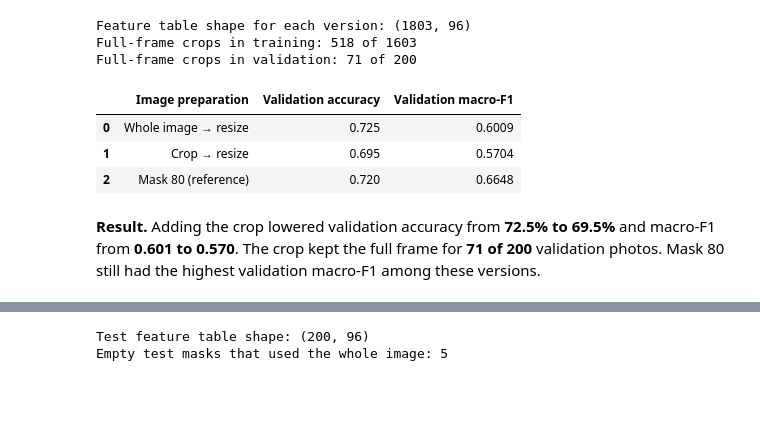
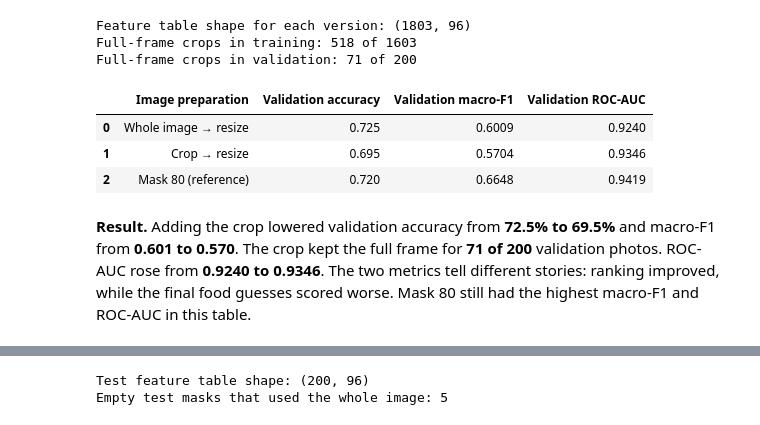
Before and after one commit to dargys/group-project, a Jupyter notebook: notebooks/Dargys.ipynb, the cells around one changed output, grey strips where cells are left out. Cells and saved outputs as stored; diff of their text form; code cells hidden in the pictures; blank space fills up the shorter version.

```diff
--- a/notebooks/Dargys.ipynb
+++ b/notebooks/Dargys.ipynb
@@ -181,6 +190,15 @@ The three versions below use the same model settings and split.
 # %%
 from sklearn.linear_model import LogisticRegression
-from sklearn.metrics import accuracy_score, f1_score
+from sklearn.metrics import accuracy_score, f1_score, roc_auc_score
+
+
+def macro_ovr_auc(model, features, actual_labels):
+    """Average one-vs-rest ROC-AUC across the model's food classes."""
+    probabilities = model.predict_proba(features)
+    return roc_auc_score(
+        actual_labels, probabilities, labels=model.classes_,
+        multi_class="ovr", average="macro"
+    )
 
 validation_results = []
 validation_predictions = {}
@@ -198,7 +216,8 @@ for name, X in feature_tables.items():
     validation_results.append({
         "Image preparation": name,
         "Accuracy": accuracy_score(y_validation, predictions),
-        "Macro-F1": f1_score(y_validation, predictions, average="macro", zero_division=0)
+        "Macro-F1": f1_score(y_validation, predictions, average="macro", zero_division=0),
+        "ROC-AUC": macro_ovr_auc(model, X_validation, y_validation)
     })
 
 validation_scores = pd.DataFrame(validation_results)
@@ -483,32 +660,34 @@ Full-frame crops in validation: 71 of 200
 # %%
 from sklearn.linear_model import LogisticRegression
 from src.evaluate import evaluate_predictions
 
 resize_class_names = sorted(split_table["target_class"].unique())
 resize_results = []
 for name, features in resize_feature_tables.items():
     resize_model = LogisticRegression(max_iter=1000)
     resize_model.fit(features[is_training], labels[is_training])
     resize_predictions = resize_model.predict(features[~is_training])
     resize_scores = evaluate_predictions(labels[~is_training], resize_predictions, resize_class_names)
     resize_results.append({
         "Image preparation": name,
         "Validation accuracy": resize_scores["accuracy"],
-        "Validation macro-F1": resize_scores["macro_f1"]
+        "Validation macro-F1": resize_scores["macro_f1"],
+        "Validation ROC-AUC": macro_ovr_auc(resize_model, features[~is_training], labels[~is_training])
     })
 
 mask_reference = validation_scores.loc[validation_scores["Image preparation"].eq("Mask 80")].iloc[0]
 resize_results.append({
     "Image preparation": "Mask 80 (reference)",
     "Validation accuracy": mask_reference["Accuracy"],
-    "Validation macro-F1": mask_reference["Macro-F1"]
+    "Validation macro-F1": mask_reference["Macro-F1"],
+    "Validation ROC-AUC": mask_reference["ROC-AUC"]
 })
 resize_comparison = pd.DataFrame(resize_results)
 display(resize_comparison.round(4))
 # %% [output]
-|  | Image preparation | Validation accuracy | Validation macro-F1 |
-| 0 | Whole image → resize | 0.725 | 0.6009 |
-| 1 | Crop → resize | 0.695 | 0.5704 |
-| 2 | Mask 80 (reference) | 0.720 | 0.6648 |
+|  | Image preparation | Validation accuracy | Validation macro-F1 | Validation ROC-AUC |
+| 0 | Whole image → resize | 0.725 | 0.6009 | 0.9240 |
+| 1 | Crop → resize | 0.695 | 0.5704 | 0.9346 |
+| 2 | Mask 80 (reference) | 0.720 | 0.6648 | 0.9419 |
 # %% [markdown]
-**Result.** Adding the crop lowered validation accuracy from **72.5% to 69.5%** and macro-F1 from **0.601 to 0.570**. The crop kept the full frame for **71 of 200** validation photos. Mask 80 still had the highest validation macro-F1 among these versions.
+**Result.** Adding the crop lowered validation accuracy from **72.5% to 69.5%** and macro-F1 from **0.601 to 0.570**. The crop kept the full frame for **71 of 200** validation photos. ROC-AUC rose from **0.9240 to 0.9346**. The two metrics tell different stories: ranking improved, while the final food guesses scored worse. Mask 80 still had the highest macro-F1 and ROC-AUC in this table.
```
Also changed, not shown: parts of 28 cells of this notebook.
